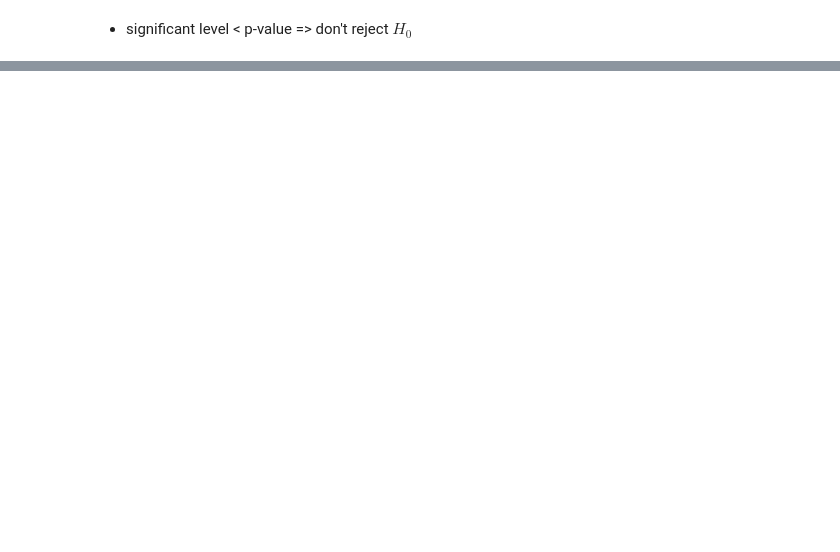
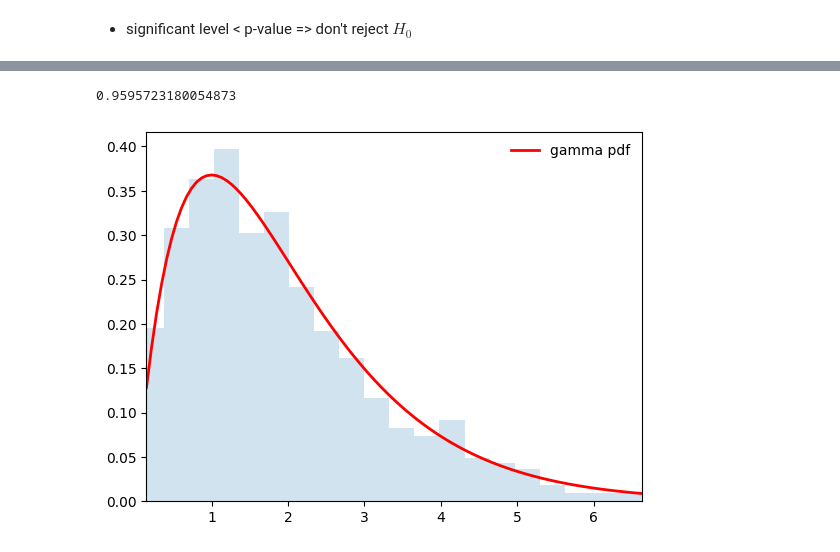
Before and after one commit to trungviet17/Probability_and_Statistic_Simulate_by_Python, a Jupyter notebook: Probability/Simple_Distribution.ipynb, the cells around one changed output, grey strips where cells are left out. Saved outputs shown, nothing was run; the diff lists cells and outputs as text; code cells hidden in the pictures; blank space fills up the shorter version.

```diff
--- a/Probability/Simple_Distribution.ipynb
+++ b/Probability/Simple_Distribution.ipynb
@@ -135,0 +179,19 @@ print(chis_test)
+# %%
+from scipy.stats import gamma
+x = gamma(2, scale = 1/5)
+print(x.cdf(1))
+# %% [output]
+0.9595723180054873
+# %%
+fig, ax = plt.subplots(1,1)
+alpha = 2
+x = np.linspace(gamma.ppf(0.01, alpha), gamma.ppf(0.99, alpha), 100)
+ax.plot(x, gamma.pdf(x, alpha), 'r-', lw = 2, label = 'gamma pdf')
+
+r = gamma.rvs(alpha, size = 1000)
+ax.hist(r, density = True, bins = "auto", histtype='stepfilled', alpha = 0.2)
+ax.set_xlim([x[0], x[-1]])
+ax.legend(loc='best', frameon=False)
+plt.show()
+# %% [output]
+[figure, added]
```
Also changed, not shown: parts of 23 cells of this notebook, 3 other files.
